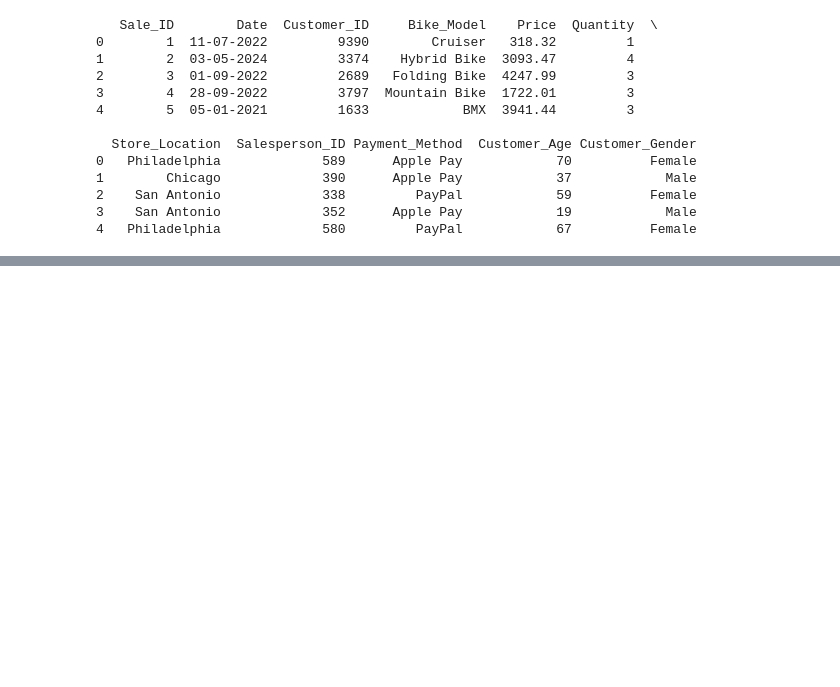
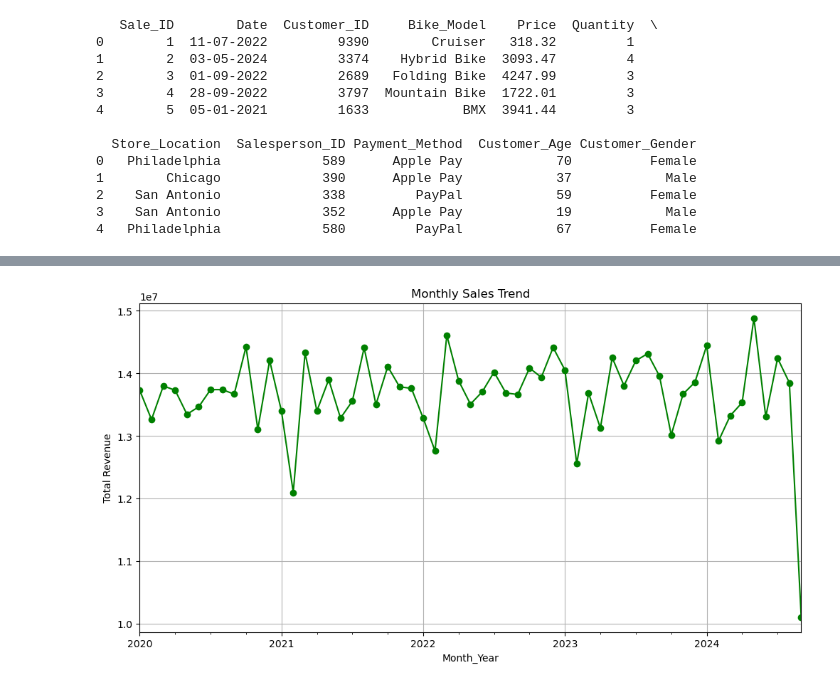
Before and after one commit to ISTECH-VNUIS/training-2025, a Jupyter notebook: eda.ipynb, the cells around one changed output, grey strips where cells are left out. Drawn from its saved outputs; the diff is of its cells as text; code cells hidden in the pictures; blank space fills up the shorter version.

```diff
--- a/eda.ipynb
+++ b/eda.ipynb
@@ -35,0 +159,11 @@ print(df.head())
+# %%
+monthly_trend = df.groupby('Month_Year')['Total_Revenue'].sum()
+
+plt.figure(figsize=(12, 6))
+monthly_trend.plot(kind='line', marker='o', color='green')
+plt.title('Monthly Sales Trend')
+plt.ylabel('Total Revenue')
+plt.grid(True)
+plt.show()
+# %% [output]
+[figure, added]
```
Also changed, not shown: parts of 39 cells of this notebook.
